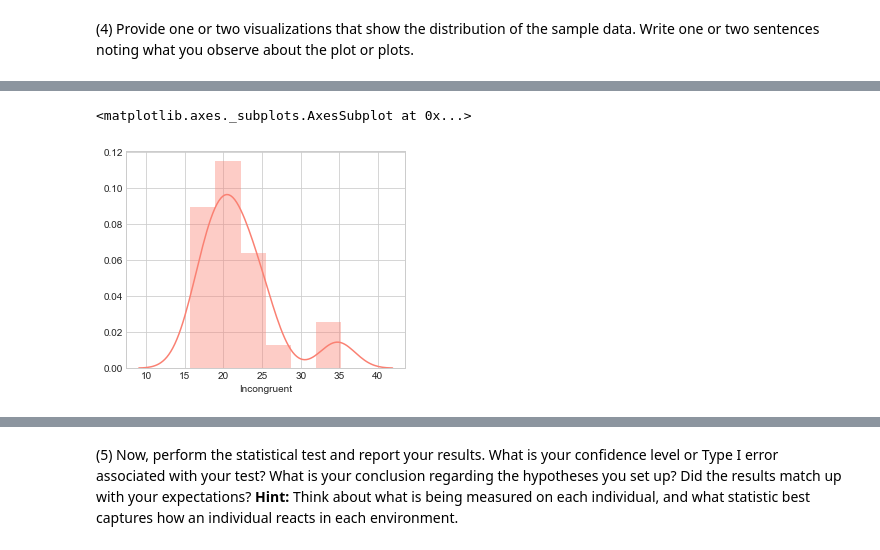
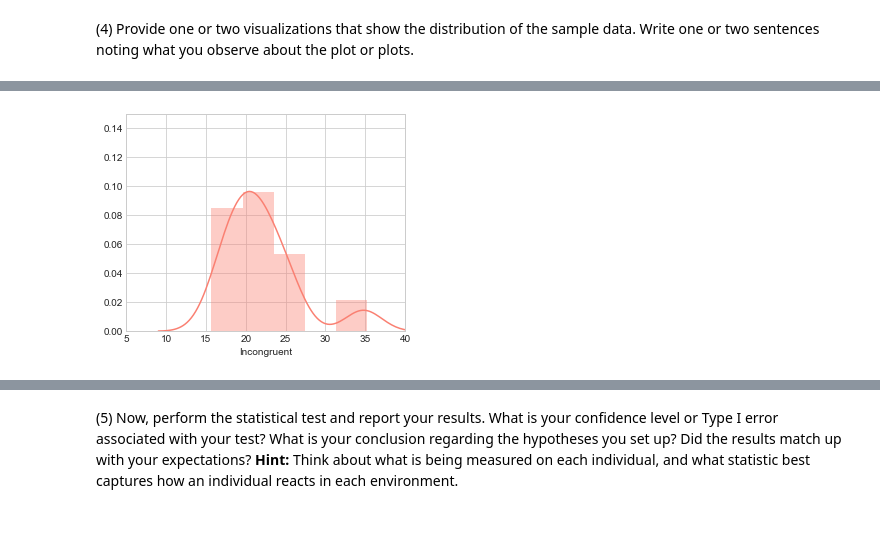
Before and after one commit to elastific/DAND, a Jupyter notebook: Test a Perceptual Phenomenon.ipynb, the cells around one changed output, grey strips where cells are left out. Saved outputs shown, nothing was run; the diff lists cells and outputs as text; code cells hidden in the pictures; blank space fills up the shorter version.

```diff
--- a/Test a Perceptual Phenomenon.ipynb
+++ b/Test a Perceptual Phenomenon.ipynb
@@ -86,6 +107,8 @@ sb.distplot(congruent_data, color='blue')
-# %%
-sb.distplot(incongruent_data, color='salmon')
-# %% [output]
-<matplotlib.axes._subplots.AxesSubplot at 0x...>
-[figure, removed]
+# %%
+my_plot2 = sb.distplot(incongruent_data, bins=5, color='salmon')
+axes = my_plot2.axes
+axes.set_xlim(5,40)
+axes.set_ylim(0,0.15);
+# %% [output]
+[figure, added]
 # %%
```
Also changed, not shown: parts of 13 cells of this notebook.
